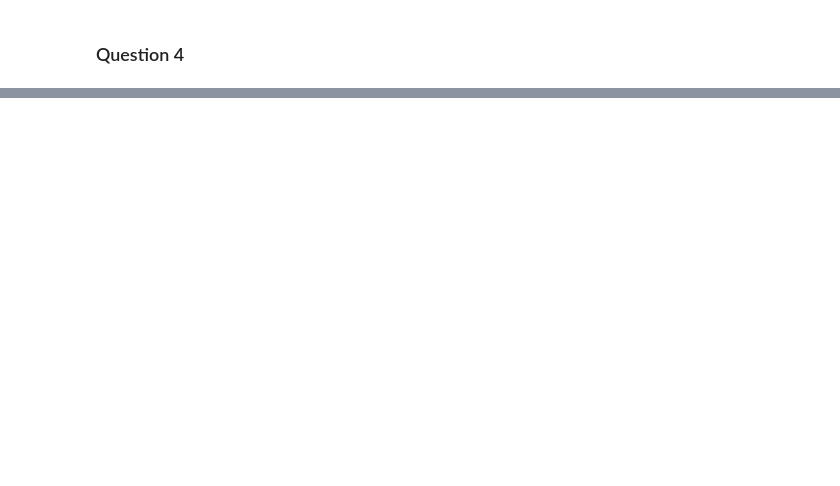
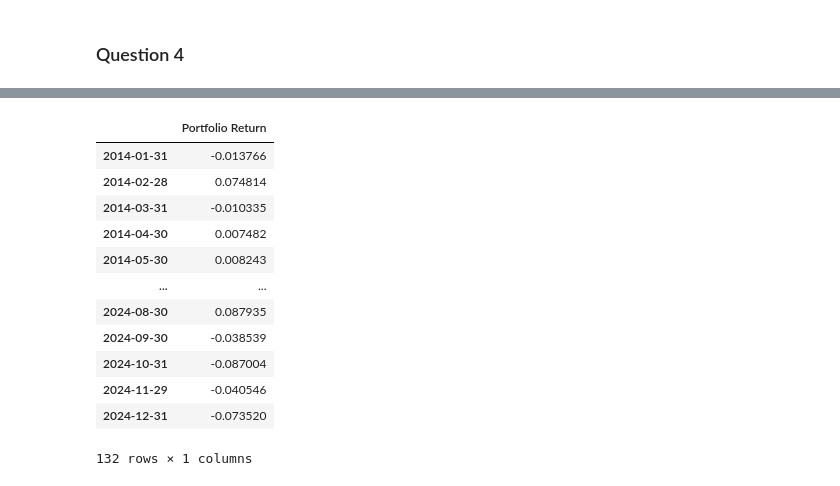
Before and after one commit to ameliemlb/SEF, a Jupyter notebook: hw1_updated.ipynb, the cells around one changed output, grey strips where cells are left out. Drawn from its saved outputs; the diff is of its cells as text; code cells hidden in the pictures; blank space fills up the shorter version.

```diff
--- a/hw1_updated.ipynb
+++ b/hw1_updated.ipynb
@@ -419,3 +424,61 @@ display(optimal_weights_df)
 # %%
 # Save the weights to Excel
 optimal_weights_df.to_excel("data_h1/results/optimal_weights_oos.xlsx")
+# %%
+#importing the correct dataframe
+monthly_returns_na = df_returns.copy()
+monthly_returns_na= monthly_returns_na.fillna(0)
+# Transpose returns_df to align with the time-based structure
+returns_df = monthly_returns_na.T  # Now, rows are dates, columns are companies
+
+# Extract years from the dates in returns_df
+returns_df.index = pd.to_datetime(returns_df.index)
+returns_df['Year'] = returns_df.index.year
+
+
+# Initialize portfolio returns storage
+portfolio_returns = {}
+
+# Loop through each year and apply the rolling rebalancing method
+for year in range(2013,2024):
+    # Get weights for the given year
+    weights = optimal_weights_df.loc[year]
+
+    # Get returns for the following year (Y+1)
+    next_year_returns = returns_df[returns_df['Year'] == year + 1].drop(columns=['Year'], errors='ignore')
+
+    # Ensure weights align with available companies in the return data
+    aligned_weights = weights.reindex(next_year_returns.columns, fill_value=0)
+
+    # Initialize adjusted weights for the first month
+    alpha_t = aligned_weights.copy()
+
+    # Compute ex-post portfolio performance iteratively
+    for month in next_year_returns.index:
+        # Compute portfolio return for the month
+        Rp_t = np.dot(alpha_t, next_year_returns.loc[month].fillna(0))
+
+        # Store computed return
+        portfolio_returns[month] = Rp_t
+
+        # Update weights for the next month using the given formula
+        alpha_t = alpha_t * (1 + next_year_returns.loc[month]) / (1 + Rp_t)
+
+# Convert portfolio returns into a DataFrame for visualization
+portfolio_returns_df = pd.DataFrame.from_dict(portfolio_returns, orient='index', columns=['Portfolio Return'])
+
+display(portfolio_returns_df)
+# %% [output]
+|  | Portfolio Return |
+| 2014-01-31 | -0.013766 |
+| 2014-02-28 | 0.074814 |
+| 2014-03-31 | -0.010335 |
+| 2014-04-30 | 0.007482 |
+| 2014-05-30 | 0.008243 |
+| ... | ... |
+| 2024-08-30 | 0.087935 |
+| 2024-09-30 | -0.038539 |
+| 2024-10-31 | -0.087004 |
+| 2024-11-29 | -0.040546 |
+| 2024-12-31 | -0.073520 |
+132 rows × 1 columns
```
Also changed, not shown: parts of 5 cells of this notebook, 1 other file.
